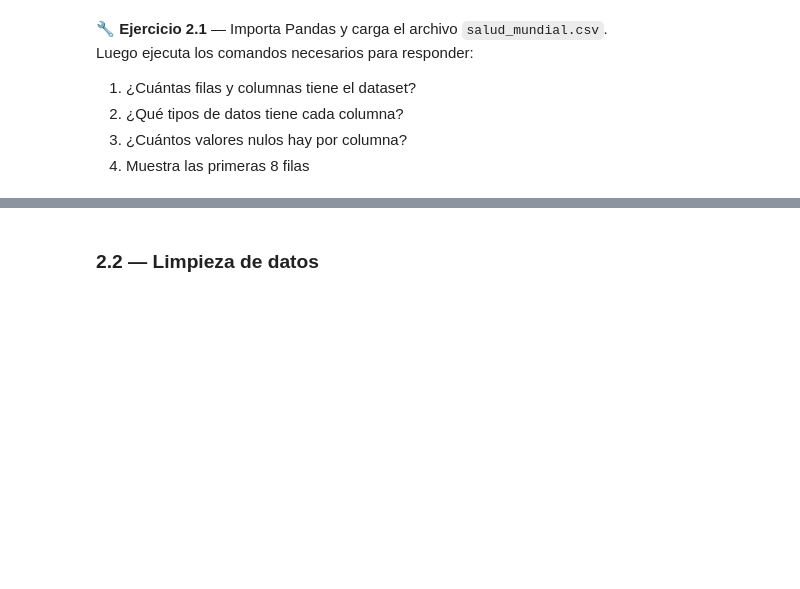
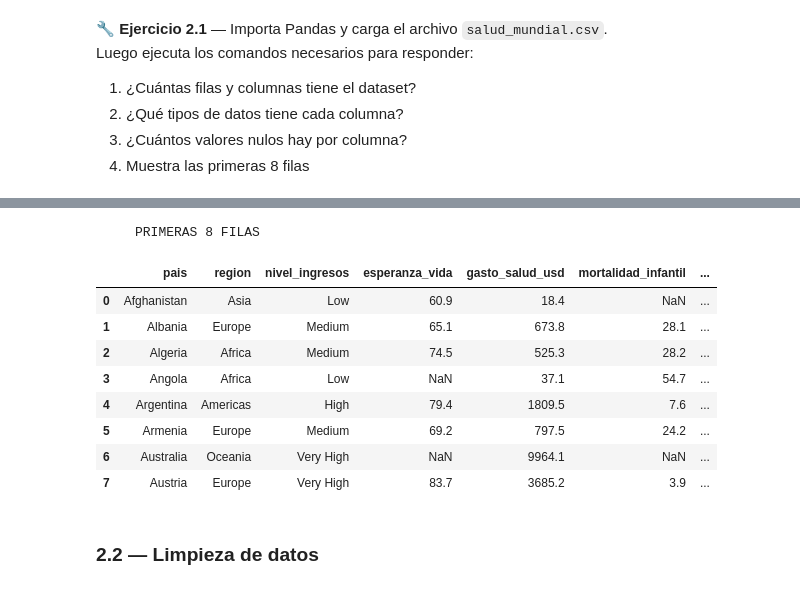
Before and after one commit to ayaraju24-rgb/Trabajo_modulo1_MasterIA, a Jupyter notebook: taller_modulo1.ipynb, the cells around one changed output, grey strips where cells are left out. Drawn from its saved outputs; the diff is of its cells as text; code cells hidden in the pictures; blank space fills up the shorter version.

```diff
--- a/taller_modulo1.ipynb
+++ b/taller_modulo1.ipynb
@@ -203,17 +312,23 @@ Luego ejecuta los comandos necesarios para responder:
 # %%
 # Tu código aquí
+
 import pandas as pd
 
-# Cargar el dataset
-
+#Cargar el dataset
+salud = pd.read_csv("salud_mundial.csv")
+salud
 
 # Dimensiones
+filas = salud.shape[0]
+columnas = salud.shape[1]
 
+print(f"Filas: {filas}, Columnas: {columnas}")
 
 # Tipos de datos
-
+print("\n           TIPOS DE DATOS")
+print(salud.dtypes)
 
 # Valores nulos
-
-
-# Primeras 8 filas
+print("\n        VALORES NULOS")
+print()
+print(salud.isnull().sum())
@@ -220,3 +353,18 @@ import pandas as pd
+# %%
+# Primeras 8 filas
+print("     PRIMERAS 8 FILAS")
+salud.head(8)
+# %% [output]
+     PRIMERAS 8 FILAS
+|  | pais | region | nivel_ingresos | esperanza_vida | gasto_salud_usd | mortalidad_infantil | ... |
+| 0 | Afghanistan | Asia | Low | 60.9 | 18.4 | NaN | ... |
+| 1 | Albania | Europe | Medium | 65.1 | 673.8 | 28.1 | ... |
+| 2 | Algeria | Africa | Medium | 74.5 | 525.3 | 28.2 | ... |
+| 3 | Angola | Africa | Low | NaN | 37.1 | 54.7 | ... |
+| 4 | Argentina | Americas | High | 79.4 | 1809.5 | 7.6 | ... |
+| 5 | Armenia | Europe | Medium | 69.2 | 797.5 | 24.2 | ... |
+| 6 | Australia | Oceania | Very High | NaN | 9964.1 | NaN | ... |
+| 7 | Austria | Europe | Very High | 83.7 | 3685.2 | 3.9 | ... |
 # %% [markdown]
 ### 2.2 — Limpieza de datos
 # %% [markdown]
```
Also changed, not shown: parts of 8 cells of this notebook.
